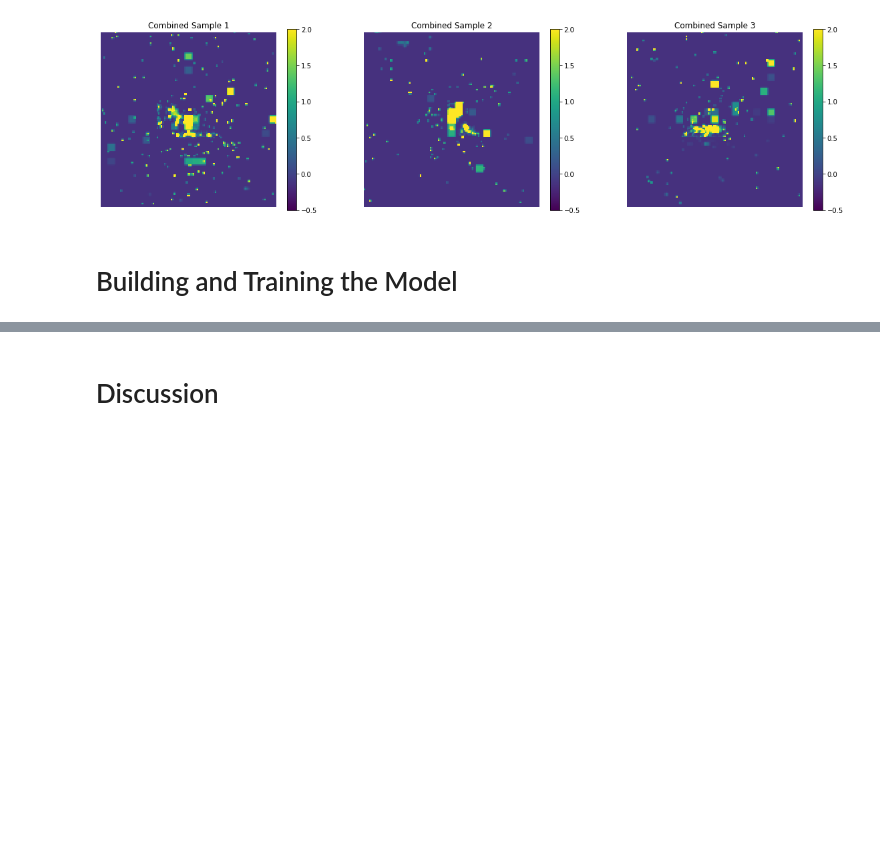
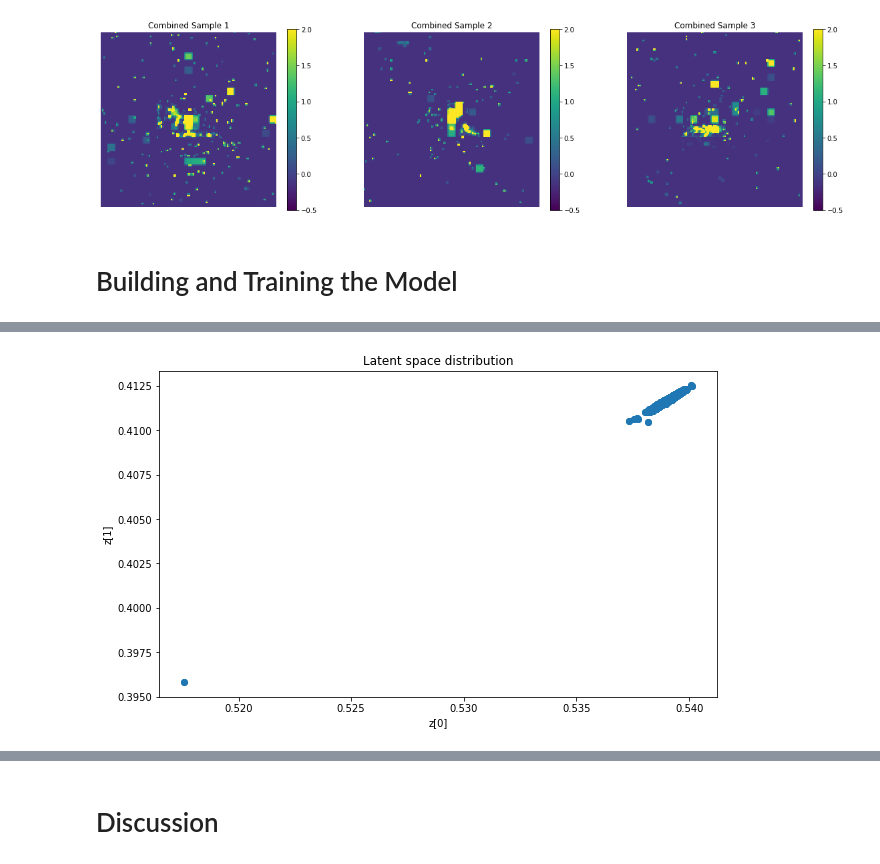
Before and after one commit to Akshit17/Variational-Autoencoder-for-Quark-Gluon-Jet-Event-Images, a Jupyter notebook: VAE_reconstruction_(Common_Task_1).ipynb, the cells around one changed output, grey strips where cells are left out. Cells and saved outputs as stored; diff of their text form; code cells hidden in the pictures; blank space fills up the shorter version.

```diff
--- a/VAE_reconstruction_(Common_Task_1).ipynb
+++ b/VAE_reconstruction_(Common_Task_1).ipynb
@@ -531,0 +385,21 @@ plt.show()
+# %%
+# Plot the distribution of the latent space
+num_samples = 100
+test_images = []
+for i in range(num_samples):
+    x = next(valid_generator)
+    test_images.append(x)
+
+x_test = np.array(test_images)
+# Reshape the test images array
+x_test = x_test.reshape((-1, 128, 128, 3))
+
+z_mean, z_log_var = encoder.predict(x_test)
+
+plt.figure(figsize=(10, 6))
+plt.scatter(z_mean[:, 0], z_mean[:, 1])
+plt.xlabel("z[0]")
+plt.ylabel("z[1]")
+plt.title("Latent space distribution")
+plt.show()
+# %% [output]
@@ -532,3 +407,4 @@ plt.show()
+[figure, added]
 # %%
 print(X_jets_combined.shape)
 print(X_jets_combined[0].shape)
```
Also changed, not shown: parts of 48 cells of this notebook.
